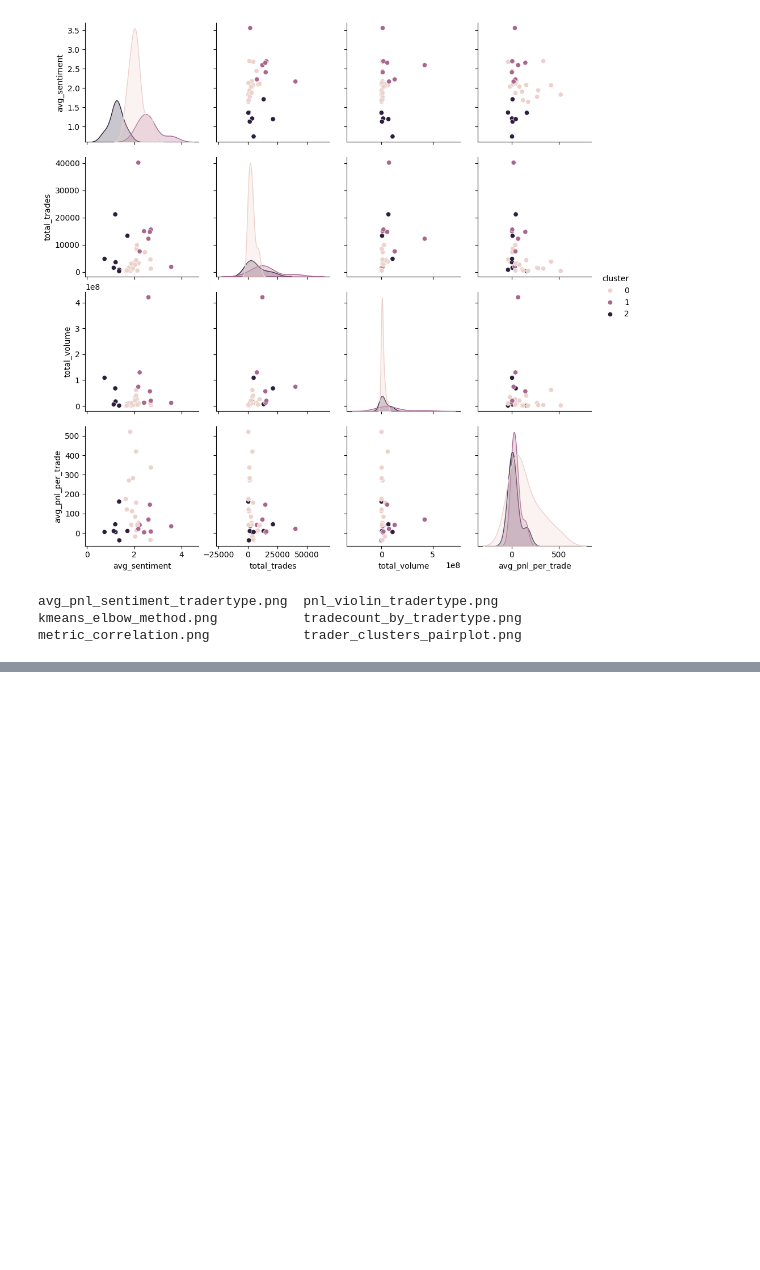
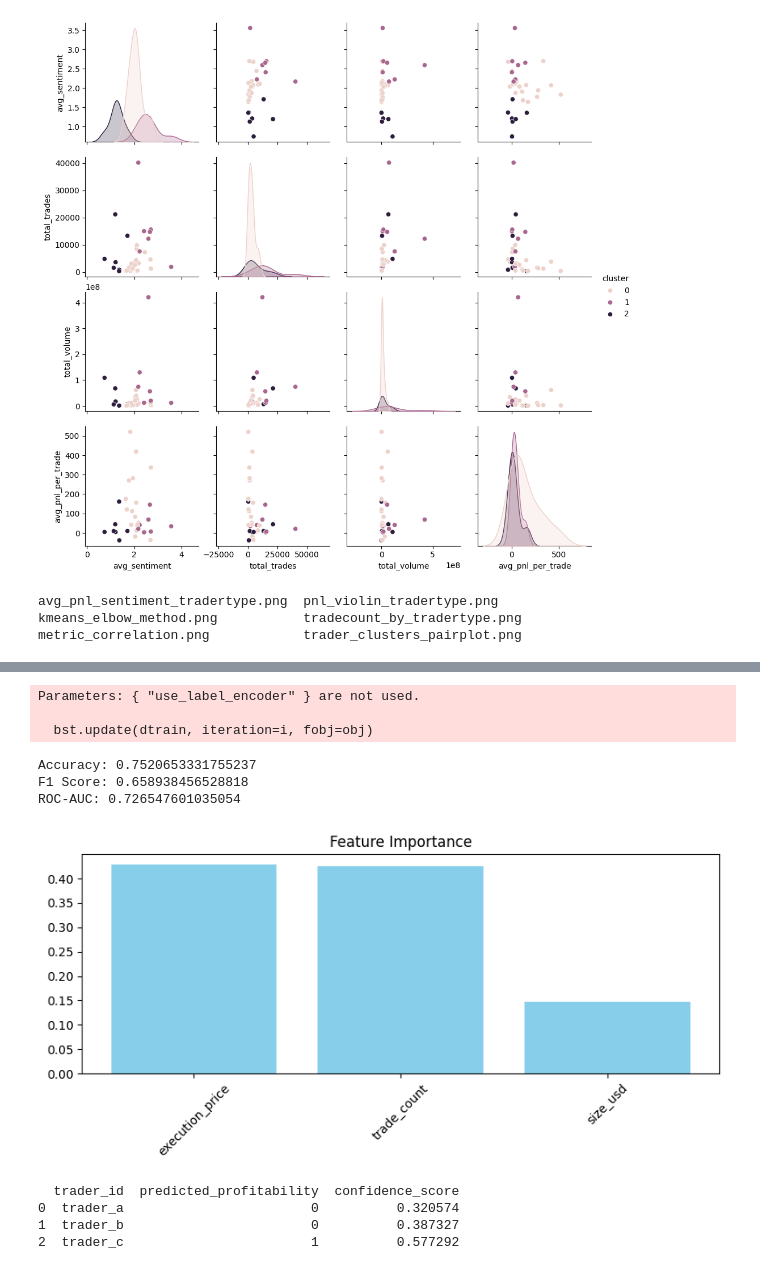
Before and after one commit to Karthik0000007/web3_trading_insights, a Jupyter notebook: ds_M.SairamKarthik/notebook_2.ipynb, the cells around one changed output, grey strips where cells are left out. Saved outputs shown, nothing was run; the diff lists cells and outputs as text; code cells hidden in the pictures; blank space fills up the shorter version.

Commit message:
Finalize trader classification pipeline with logistic regression and prediction tagging

```diff
--- a/ds_M.SairamKarthik/notebook_2.ipynb
+++ b/ds_M.SairamKarthik/notebook_2.ipynb
@@ -172,0 +189,47 @@ y = df_trader_agg['profitable']
+# %%
+from sklearn.model_selection import train_test_split
+from xgboost import XGBClassifier
+from sklearn.metrics import accuracy_score, f1_score, roc_auc_score
+
+def train_model_xgb(df):
+    X = df.drop(columns='profit_label')
+    y = df['profit_label']
+    feature_names = X.columns.tolist()
+    X_train, X_test, y_train, y_test = train_test_split(X, y, test_size=0.2, random_state=42)
+
+    model = XGBClassifier(objective='binary:logistic', use_label_encoder=False, eval_metric='logloss', random_state=42)
+    model.fit(X_train, y_train)
+
+    y_pred = model.predict(X_test)
+
+    print("Accuracy:", accuracy_score(y_test, y_pred))
+    print("F1 Score:", f1_score(y_test, y_pred))
+    print("ROC-AUC:", roc_auc_score(y_test, y_pred))
+
+    return model, feature_names
+# %%
+def plot_feature_importance(model, feature_names):
+    importances = model.feature_importances_
+    indices = np.argsort(importances)[::-1]
+
+    plt.figure(figsize=(8, 4))
+    plt.title("Feature Importance")
+    plt.bar([feature_names[i] for i in indices], importances[indices], color='skyblue')
+    plt.xticks(rotation=45)
+    plt.tight_layout()
+    plt.savefig('outputs/feature_importance.png')
+    plt.show()
+# %%
+processed_df = prepare_trader_features(df)
+
+model_xgb, feature_names_xgb = train_model_xgb(processed_df)
+
+plot_feature_importance(model_xgb, feature_names_xgb)
+# %% [output]
+Parameters: { "use_label_encoder" } are not used.
+
+  bst.update(dtrain, iteration=i, fobj=obj)
+Accuracy: 0.7520653331755237
+F1 Score: 0.658938456528818
+ROC-AUC: 0.726547601035054
+[figure, added]
@@ -172,0 +251,17 @@ y = df_trader_agg['profitable']
+# %%
+data = {
+    'trade_count': [100, 500, 50],
+    'size_usd': [10000, 50000, 2000],
+    'execution_price': [10, 50, 5],
+    'trader_id': ['trader_a', 'trader_b', 'trader_c']
+}
+new_df = pd.DataFrame(data)
+
+predicted_df = predict_trader_profitability(model, new_df)
+
+print(predicted_df[['trader_id', 'predicted_profitability', 'confidence_score']].head())
+# %% [output]
+  trader_id  predicted_profitability  confidence_score
+0  trader_a                        0          0.320574
+1  trader_b                        0          0.387327
+2  trader_c                        1          0.577292
```
Also changed, not shown: parts of 5 cells of this notebook, 2 other files.
